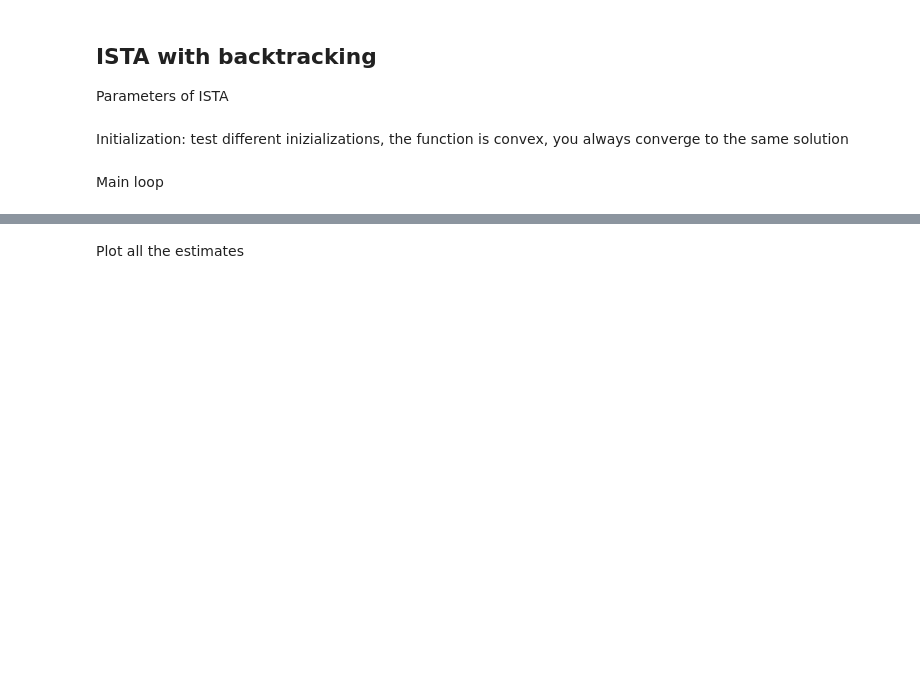
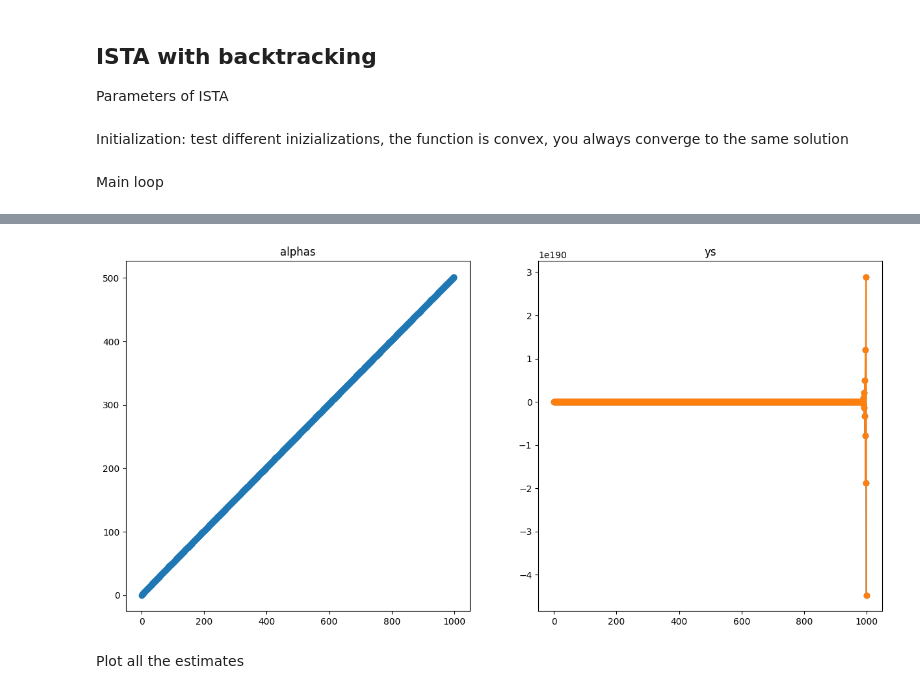
Before and after one commit to Ax-Time/m3ip-homework, a Jupyter notebook: lab_14/lez_14_FISTA.ipynb, the cells around one changed output, grey strips where cells are left out. Cells and saved outputs as stored; diff of their text form; code cells hidden in the pictures; blank space fills up the shorter version.

```diff
--- a/lab_14/lez_14_FISTA.ipynb
+++ b/lab_14/lez_14_FISTA.ipynb
@@ -40,14 +40,5 @@ alpha = 1
 eta = 0.99
 # %% [markdown]
 Initialization: test different inizializations, the function is convex, you always converge to the same solution
-# %%
-x = np.array([-5, 10])
-
-grad_norm = 1e10
-distanceX = 1e10
-
-# initialize the list with all the estimates
-all_x = [x]
-x_past = x
 # %% [markdown]
 Main loop
@@ -81,0 +45,19 @@ while :
+# %%
+def Soft(alpha, x):
+    return np.sign(x) * np.maximum(0, np.abs(x) - alpha)
+# %%
+alphas = [1e-1]
+xs = [np.array([-5, 10])]
+ys = [xs[-1]]
+cnt = 1
+distanceX = np.inf
+# %%
+while cnt < MAX_ITER and distanceX > TOL_DIST_X:
+    xs.append(Soft(eta * lmbda, ys[-1] - eta * df(ys[-1])))
+    alphas.append(0.5 * (1 + np.sqrt(1 + 4 * alphas[-1] ** 2)))
+    ys.append(xs[-1] + (alphas[-2] + 1) / alphas[-1] * (xs[-1] - xs[-2]))
+
+    print(xs[-1], alphas[-1], ys[-1])
+
+    cnt += 1
+    distanceX = np.linalg.norm(xs[-1] - xs[-2])
@@ -82,3 +82,14 @@ while :
+# %%
+import matplotlib.pyplot as plt
+
+fig, ax = plt.subplots(1, 2, figsize=(15, 7))
+ax[0].plot(alphas, 'o-')
+ax[0].set_title('alphas')
+ax[1].plot(ys, 'o-')
+ax[1].set_title('ys')
+plt.show()
+# %% [output]
+[figure, added]
 # %% [markdown]
 Plot all the estimates
 # %%
```
Also changed, not shown: parts of 7 cells of this notebook.
